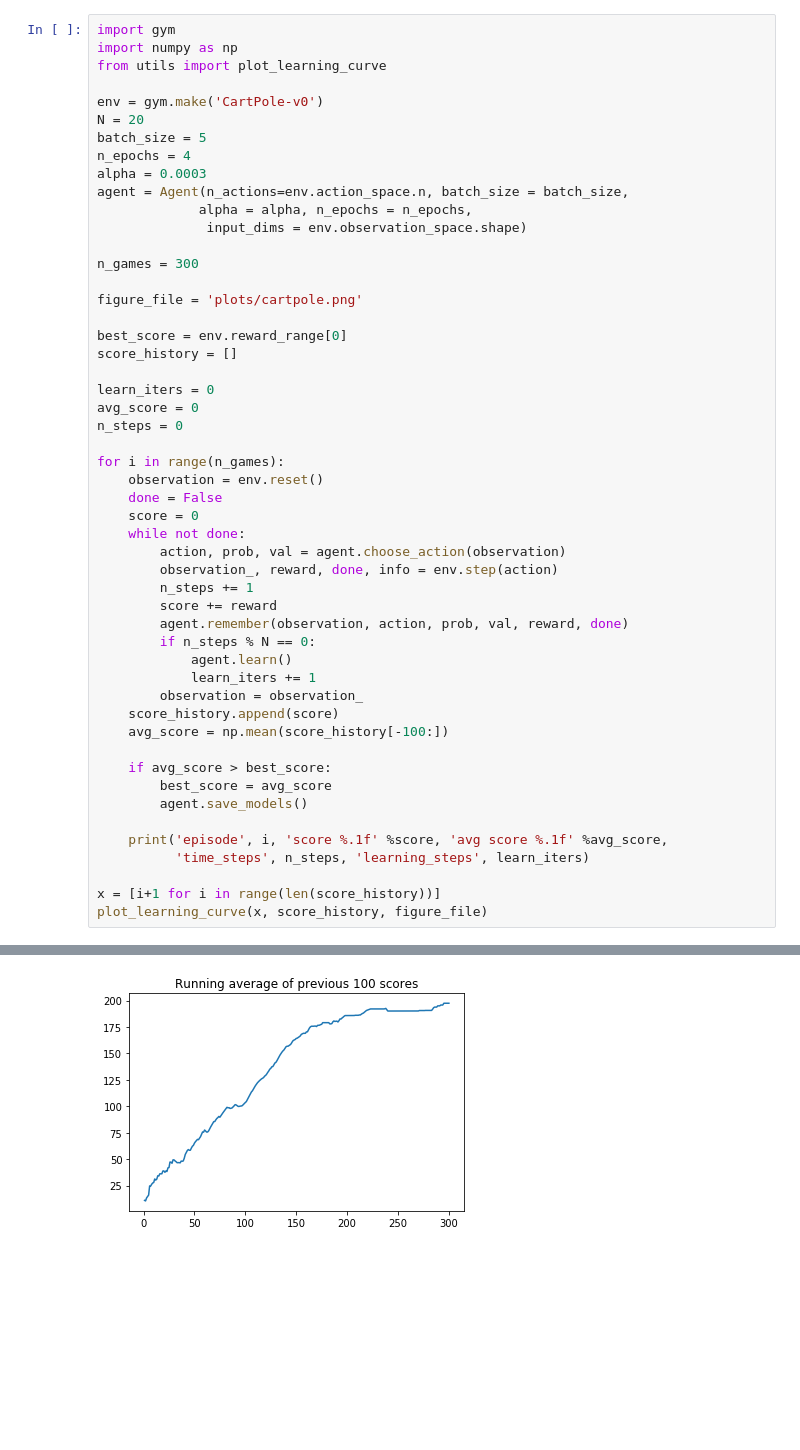
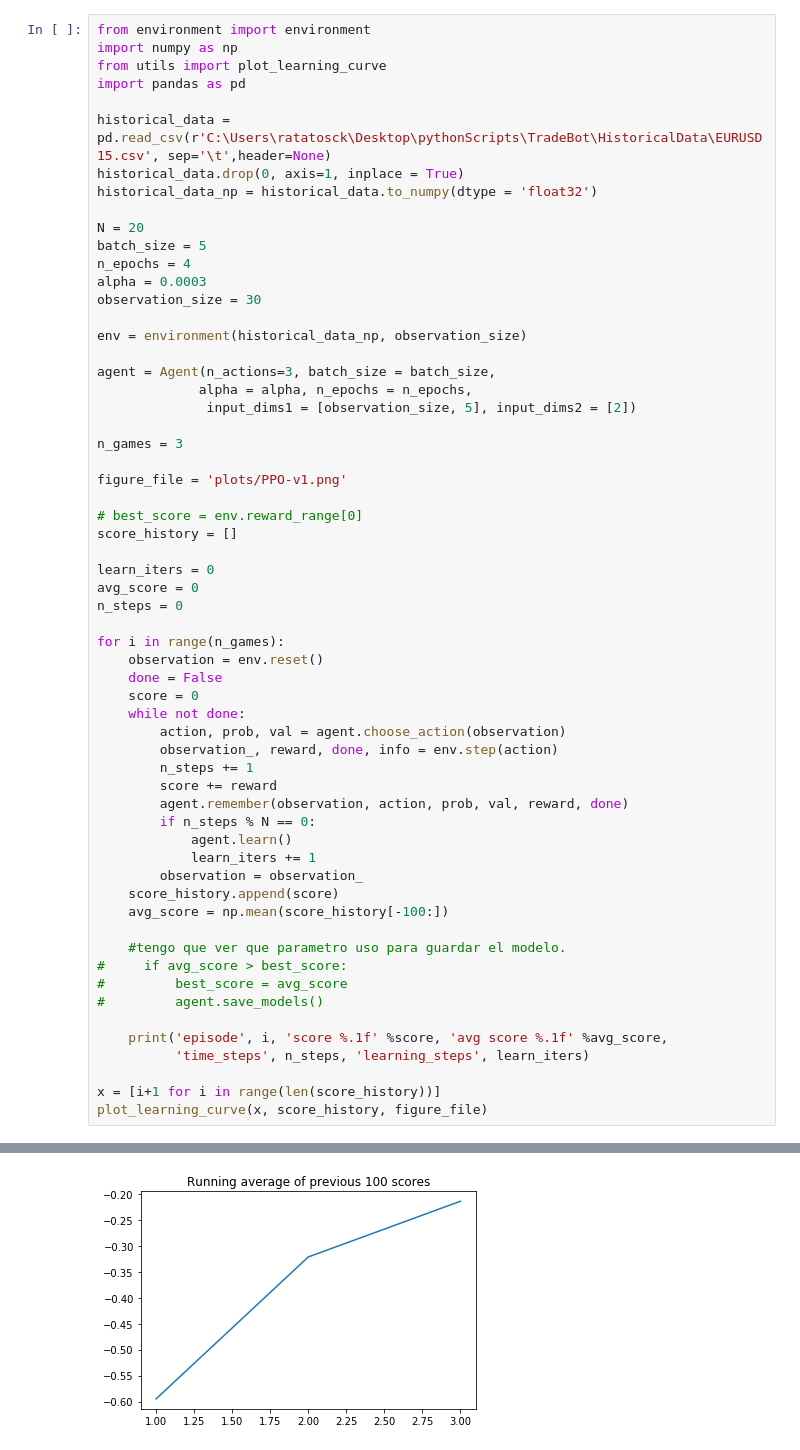
Before and after one commit to ratatosck/Thesis, a Jupyter notebook: PPO/PPO-v1.ipynb, the cells around one changed output, grey strips where cells are left out. Drawn from its saved outputs; the diff is of its cells as text; blank space fills up the shorter version.

```diff
--- a/PPO/PPO-v1.ipynb
+++ b/PPO/PPO-v1.ipynb
@@ -201,24 +321,32 @@ class Agent:
 
         self.memory.clear_memory()
 # %%
-import gym
+from environment import environment
 import numpy as np
 from utils import plot_learning_curve
+import pandas as pd
 
-env = gym.make('CartPole-v0')
+historical_data = pd.read_csv(r'C:\Users\ratatosck\Desktop\pythonScripts\TradeBot\HistoricalData\EURUSD15.csv', sep='\t',header=None)
+historical_data.drop(0, axis=1, inplace = True)
+historical_data_np = historical_data.to_numpy(dtype = 'float32')
+
 N = 20
 batch_size = 5
 n_epochs = 4
 alpha = 0.0003
-agent = Agent(n_actions=env.action_space.n, batch_size = batch_size,
+observation_size = 30
+
+env = environment(historical_data_np, observation_size)
+
+agent = Agent(n_actions=3, batch_size = batch_size,
              alpha = alpha, n_epochs = n_epochs,
-              input_dims = env.observation_space.shape)
+              input_dims1 = [observation_size, 5], input_dims2 = [2])
 
-n_games = 300
+n_games = 3
 
-figure_file = 'plots/cartpole.png'
+figure_file = 'plots/PPO-v1.png'
 
-best_score = env.reward_range[0]
+# best_score = env.reward_range[0]
 score_history = []
 
 learn_iters = 0
@@ -242,9 +370,10 @@ for i in range(n_games):
     score_history.append(score)
     avg_score = np.mean(score_history[-100:])
 
-    if avg_score > best_score:
-        best_score = avg_score
-        agent.save_models()
+    #tengo que ver que parametro uso para guardar el modelo.
+#     if avg_score > best_score:
+#         best_score = avg_score
+#         agent.save_models()
 
     print('episode', i, 'score %.1f' %score, 'avg score %.1f' %avg_score,
           'time_steps', n_steps, 'learning_steps', learn_iters)
@@ -272 +401 @@ episode 299 score 200.0 avg score 197.5 time_steps 48680 learning_steps 2434
-[figure, old version]
+[figure, new version]
```
Also changed, not shown: parts of 4 cells of this notebook, 1 other file.
